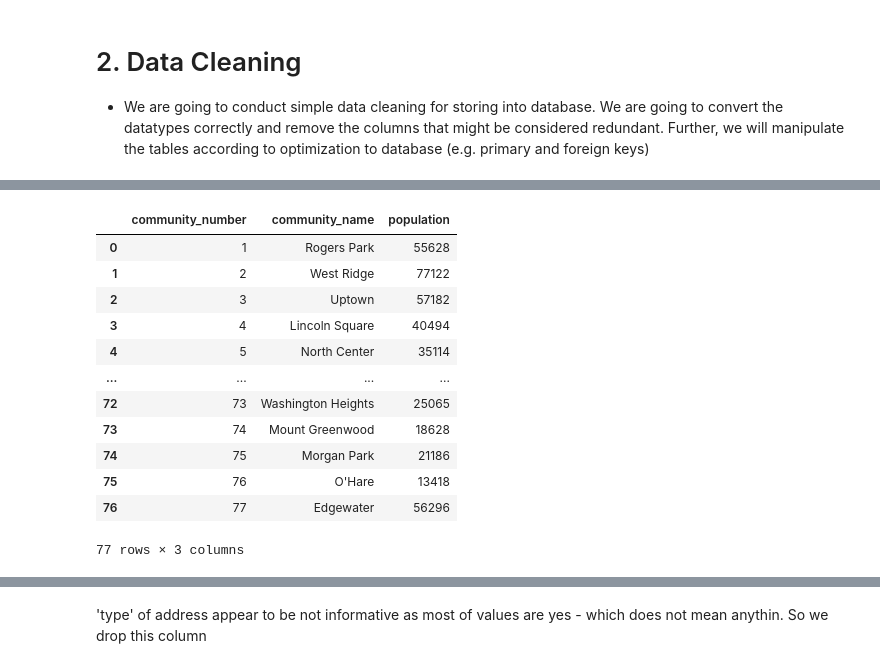
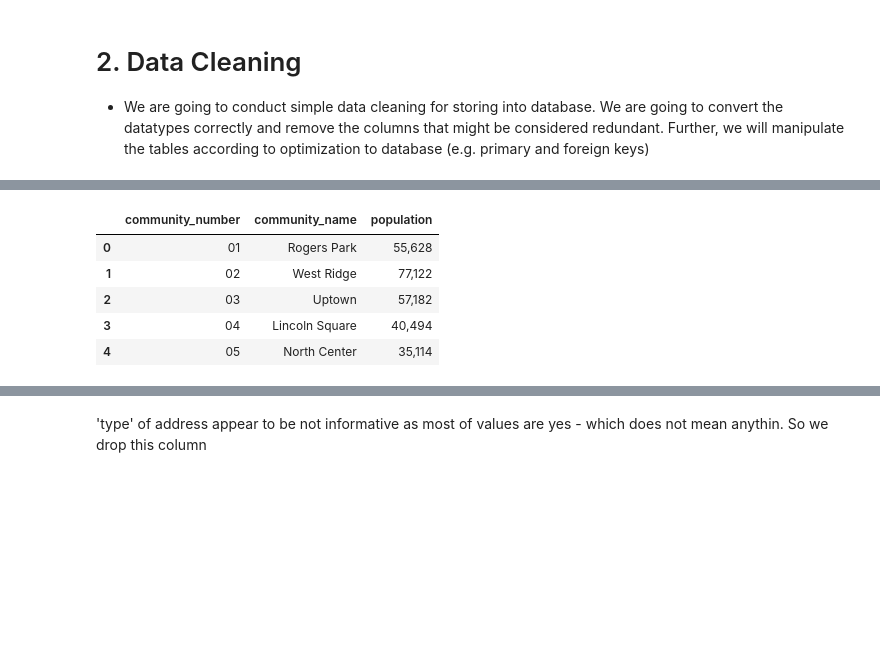
Before and after one commit to dooinn/taxi_location_recommender, a Jupyter notebook: data_collection.ipynb, the cells around one changed output, grey strips where cells are left out. Drawn from its saved outputs; the diff is of its cells as text; code cells hidden in the pictures; blank space fills up the shorter version.

```diff
--- a/data_collection.ipynb
+++ b/data_collection.ipynb
@@ -292,19 +266,12 @@ dtype: int64
 # %%
-community
+community.head()
 # %% [output]
 |  | community_number | community_name | population |
-| 0 | 1 | Rogers Park | 55628 |
-| 1 | 2 | West Ridge | 77122 |
-| 2 | 3 | Uptown | 57182 |
-| 3 | 4 | Lincoln Square | 40494 |
-| 4 | 5 | North Center | 35114 |
-| ... | ... | ... | ... |
-| 72 | 73 | Washington Heights | 25065 |
-| 73 | 74 | Mount Greenwood | 18628 |
-| 74 | 75 | Morgan Park | 21186 |
-| 75 | 76 | O'Hare | 13418 |
-| 76 | 77 | Edgewater | 56296 |
+| 0 | 01 | Rogers Park | 55,628 |
+| 1 | 02 | West Ridge | 77,122 |
+| 2 | 03 | Uptown | 57,182 |
+| 3 | 04 | Lincoln Square | 40,494 |
+| 4 | 05 | North Center | 35,114 |
-77 rows × 3 columns
 # %%
 community['community_number'] = community['community_number'].astype('Int64')
 community['population'] = community['population'].str.replace(',','').astype('Int64')
```
Also changed, not shown: parts of 24 cells of this notebook, 2 other files.
